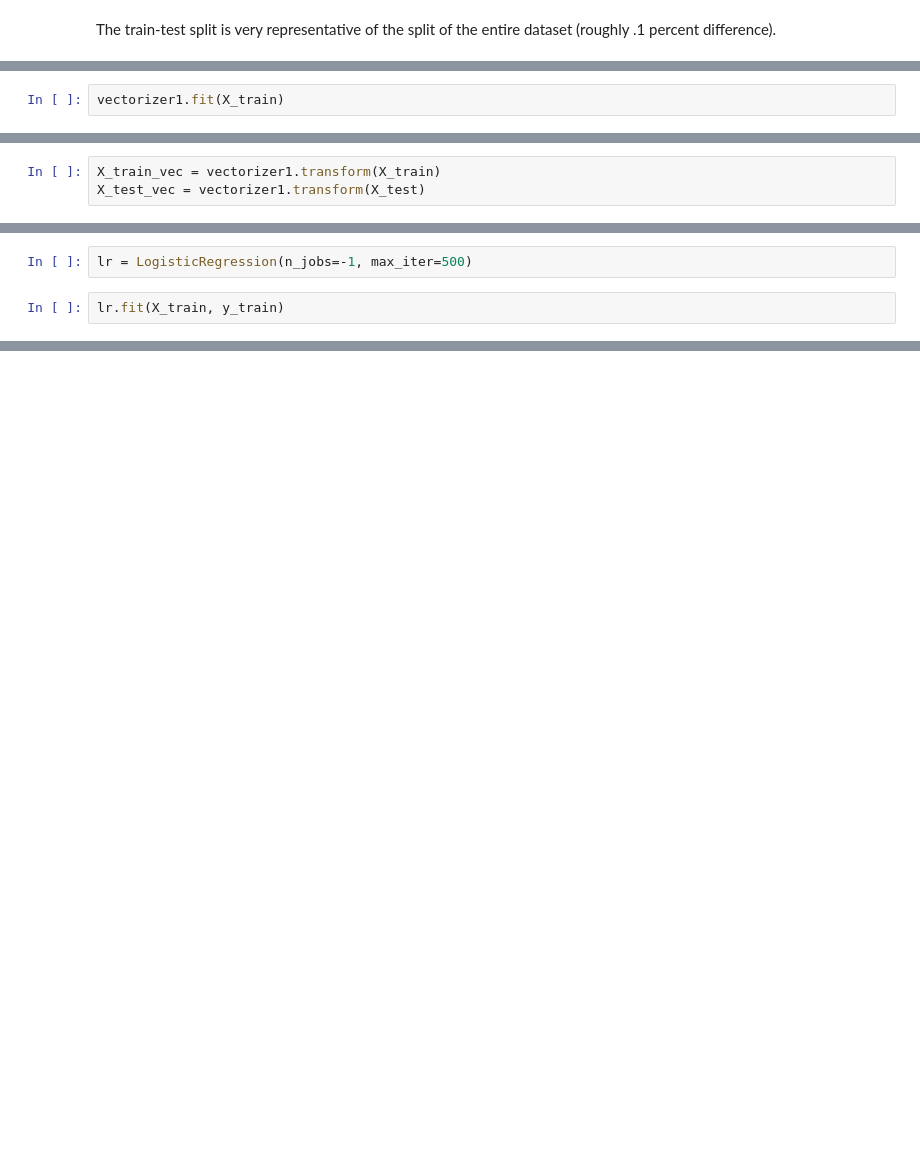
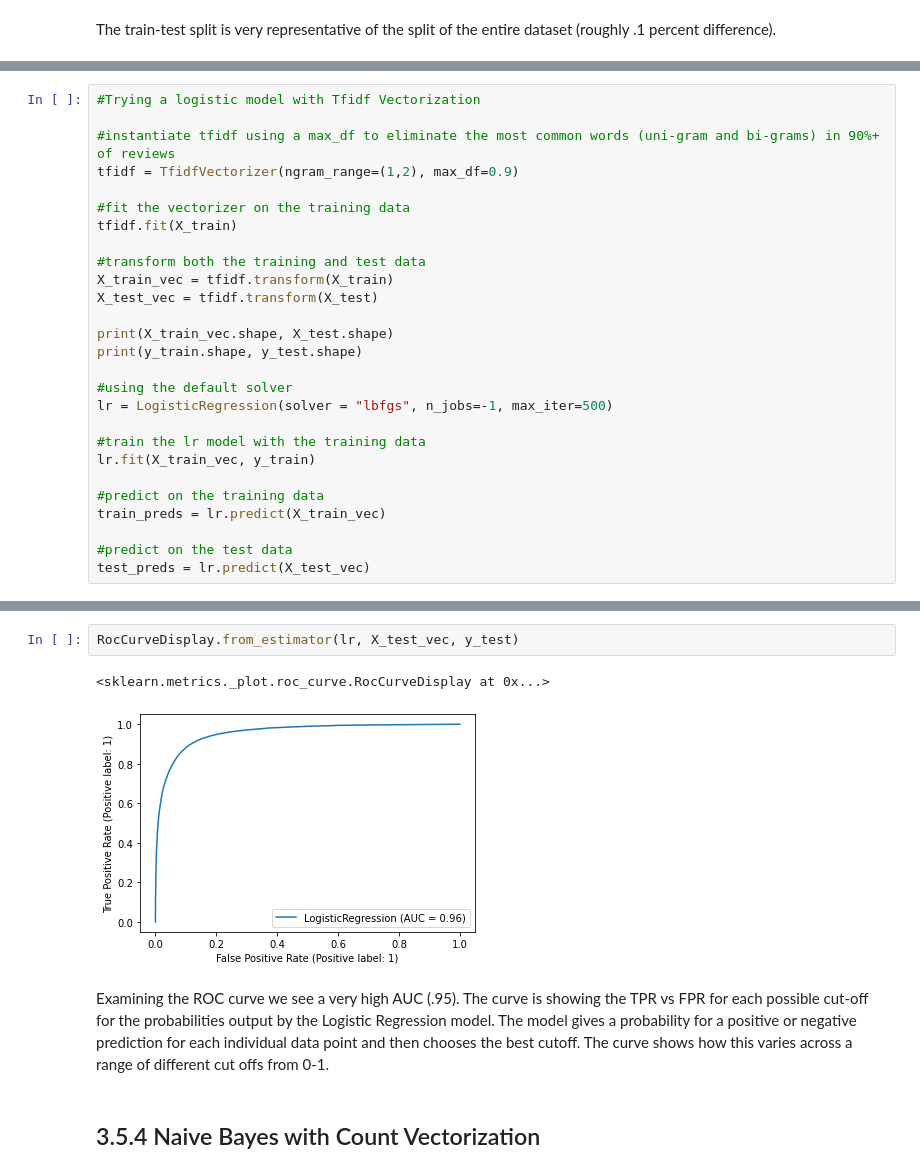
Before and after one commit to josephplpriest/springboard, a Jupyter notebook: capstone_projects/capstone_2/notebooks/03_Preprocessing_and_Training.ipynb, the cells around one changed output, grey strips where cells are left out. Saved outputs shown, nothing was run; the diff lists cells and outputs as text; blank space fills up the shorter version.

```diff
--- a/capstone_projects/capstone_2/notebooks/03_Preprocessing_and_Training.ipynb
+++ b/capstone_projects/capstone_2/notebooks/03_Preprocessing_and_Training.ipynb
@@ -167,3 +264,28 @@ vectorizer1 = CountVectorizer()
 # %%
-vectorizer1.fit(X_train)
+#Trying a logistic model with Tfidf Vectorization
+
+#instantiate tfidf using a max_df to eliminate the most common words (uni-gram and bi-grams) in 90%+ of reviews
+tfidf = TfidfVectorizer(ngram_range=(1,2), max_df=0.9)
+
+#fit the vectorizer on the training data
+tfidf.fit(X_train)
+
+#transform both the training and test data
+X_train_vec = tfidf.transform(X_train)
+X_test_vec = tfidf.transform(X_test)
+
+print(X_train_vec.shape, X_test.shape)
+print(y_train.shape, y_test.shape)
+
+#using the default solver
+lr = LogisticRegression(solver = "lbfgs", n_jobs=-1, max_iter=500)
+
+#train the lr model with the training data
+lr.fit(X_train_vec, y_train)
+
+#predict on the training data
+train_preds = lr.predict(X_train_vec)
+
+#predict on the test data
+test_preds = lr.predict(X_test_vec)
 # %% [output]
@@ -171,3 +293,0 @@ CountVectorizer()
-# %%
-X_train_vec = vectorizer1.transform(X_train)
-X_test_vec = vectorizer1.transform(X_test)
@@ -180,4 +293,0 @@ X_train = scaler.fit_transform(X_train_vec)
-# %%
-lr = LogisticRegression(n_jobs=-1, max_iter=500)
-# %%
-lr.fit(X_train, y_train)
@@ -203,0 +345,9 @@ Name: neg_sentiment, dtype: int64
+# %%
+RocCurveDisplay.from_estimator(lr, X_test_vec, y_test)
+# %% [output]
+<sklearn.metrics._plot.roc_curve.RocCurveDisplay at 0x...>
+[figure, added]
+# %% [markdown]
+Examining the ROC curve we see a very high AUC (.95). The curve is showing the TPR vs FPR for each possible cut-off for the probabilities output by the Logistic Regression model. The model gives a probability for a positive or negative prediction for each individual data point and then chooses the best cutoff. The curve shows how this varies across a range of different cut offs from 0-1.
+# %% [markdown]
+## 3.5.4 Naive Bayes with Count Vectorization
```
Also changed, not shown: parts of 43 cells of this notebook, 2 other files.
